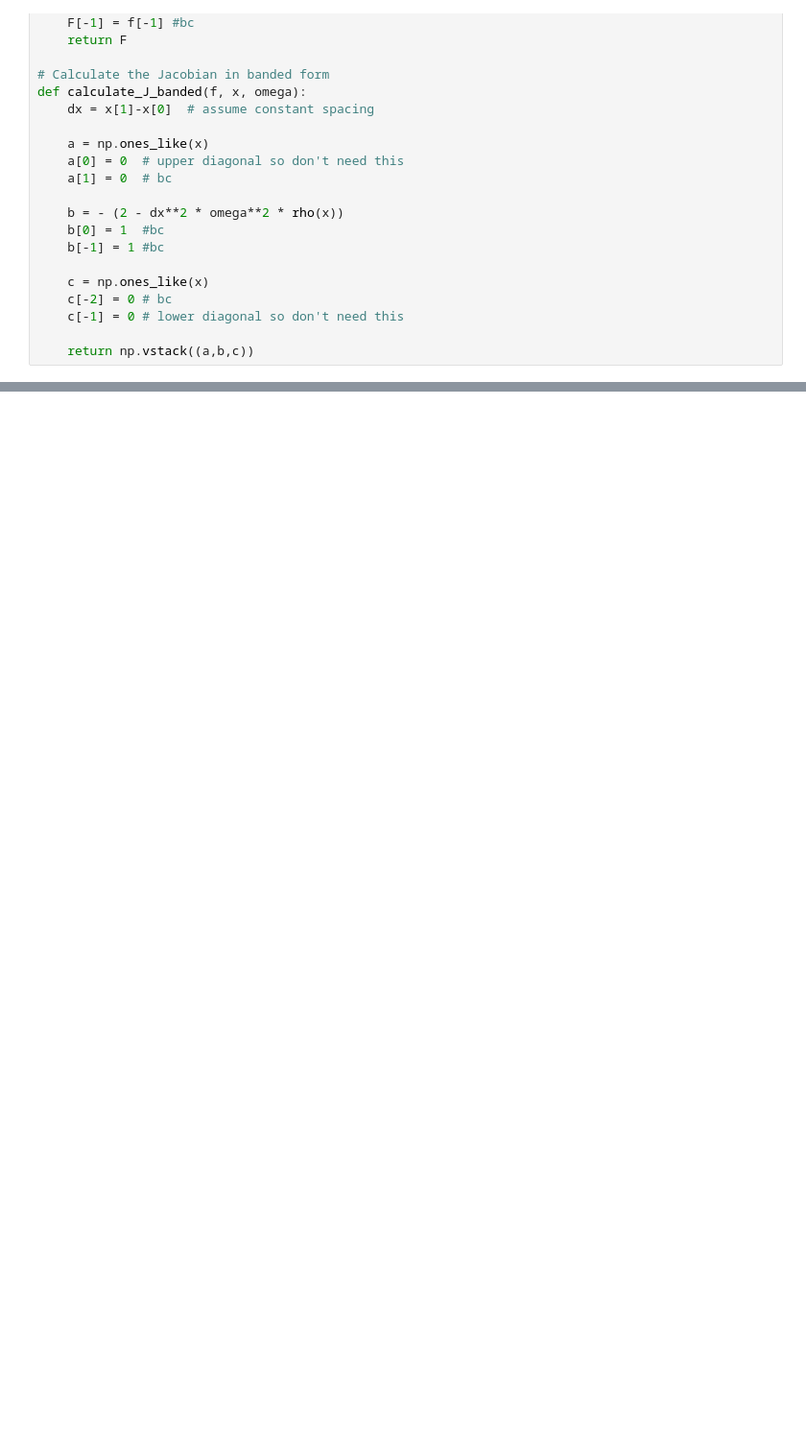
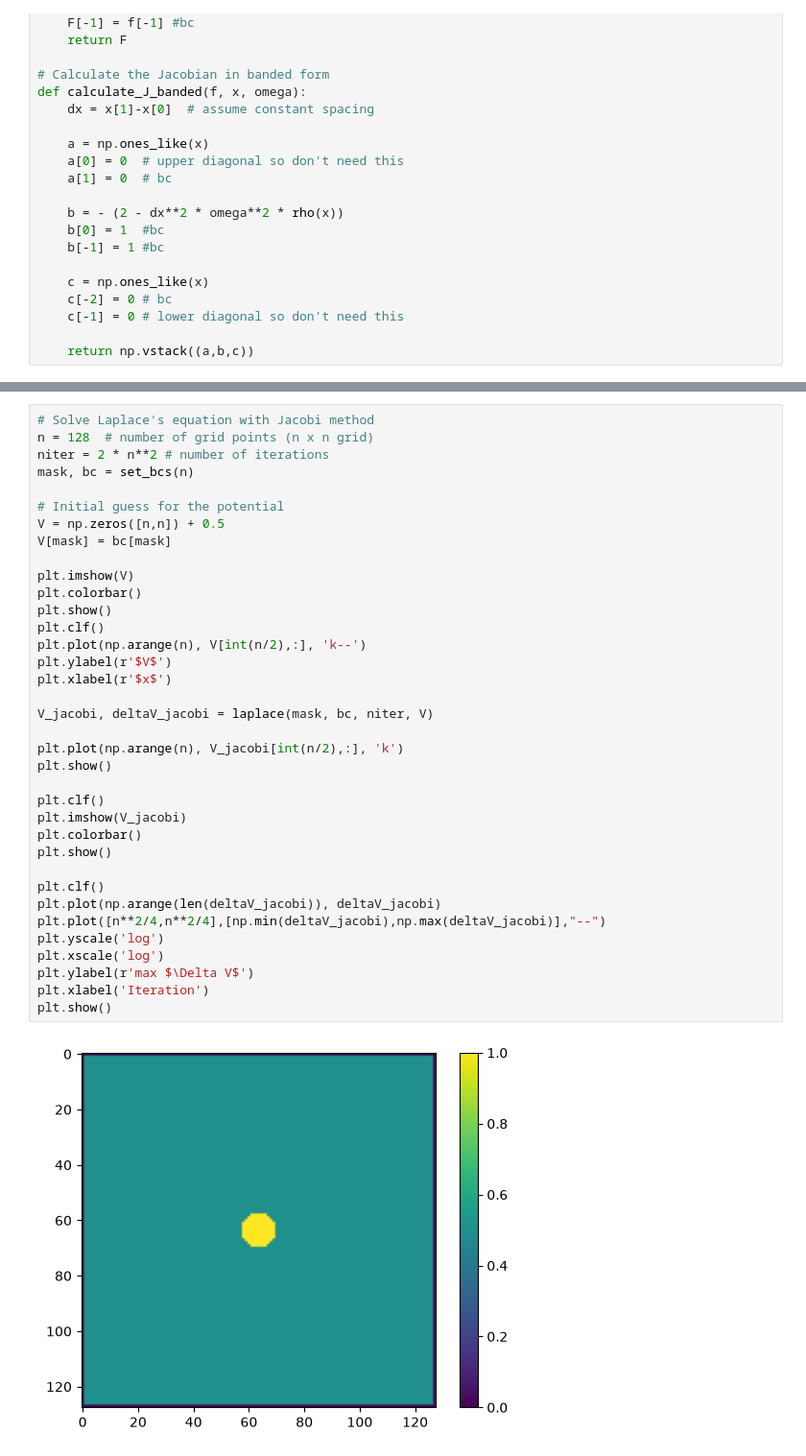
Before and after one commit to andrewcumming/phys512, a Jupyter notebook: solutions_bvp.ipynb, the cells around one changed output, grey strips where cells are left out. Shown at 96% size. Drawn from its saved outputs; the diff is of its cells as text; blank space fills up the shorter version.

```diff
--- a/solutions_bvp.ipynb
+++ b/solutions_bvp.ipynb
@@ -204,0 +263,38 @@ F=2.23952e-06; Solve took 0.000170469 seconds
+# %%
+# Solve Laplace's equation with Jacobi method
+n = 128  # number of grid points (n x n grid)
+niter = 2 * n**2 # number of iterations
+mask, bc = set_bcs(n)
+
+# Initial guess for the potential
+V = np.zeros([n,n]) + 0.5
+V[mask] = bc[mask]
+
+plt.imshow(V)
+plt.colorbar()
+plt.show()
+plt.clf()
+plt.plot(np.arange(n), V[int(n/2),:], 'k--')
+plt.ylabel(r'$V$')
+plt.xlabel(r'$x$')
+
+V_jacobi, deltaV_jacobi = laplace(mask, bc, niter, V)
+
+plt.plot(np.arange(n), V_jacobi[int(n/2),:], 'k')
+plt.show()
+
+plt.clf()
+plt.imshow(V_jacobi)
+plt.colorbar()
+plt.show()
+
+plt.clf()
+plt.plot(np.arange(len(deltaV_jacobi)), deltaV_jacobi)
+plt.plot([n**2/4,n**2/4],[np.min(deltaV_jacobi),np.max(deltaV_jacobi)],"--")
+plt.yscale('log')
+plt.xscale('log')
+plt.ylabel(r'max $\Delta V$')
+plt.xlabel('Iteration')
+plt.show()
+# %% [output]
+[figure, added]
```
Also changed, not shown: parts of 7 cells of this notebook.
